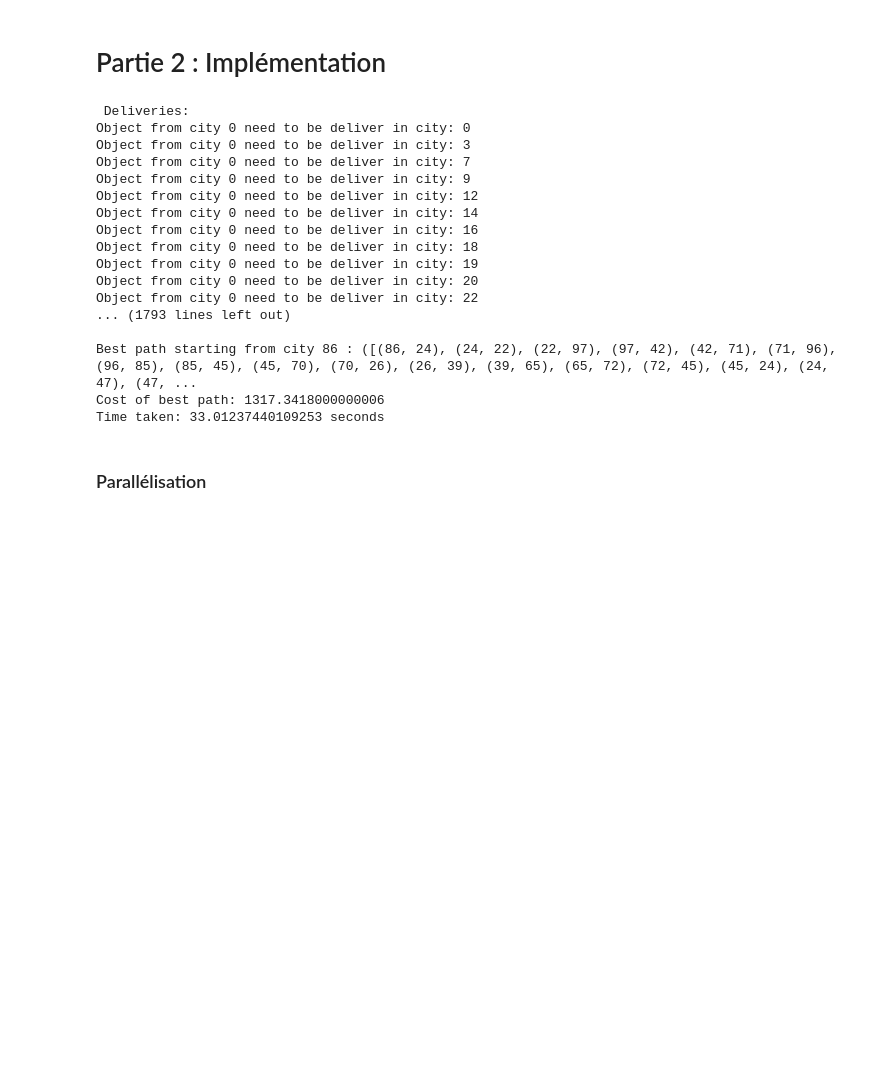
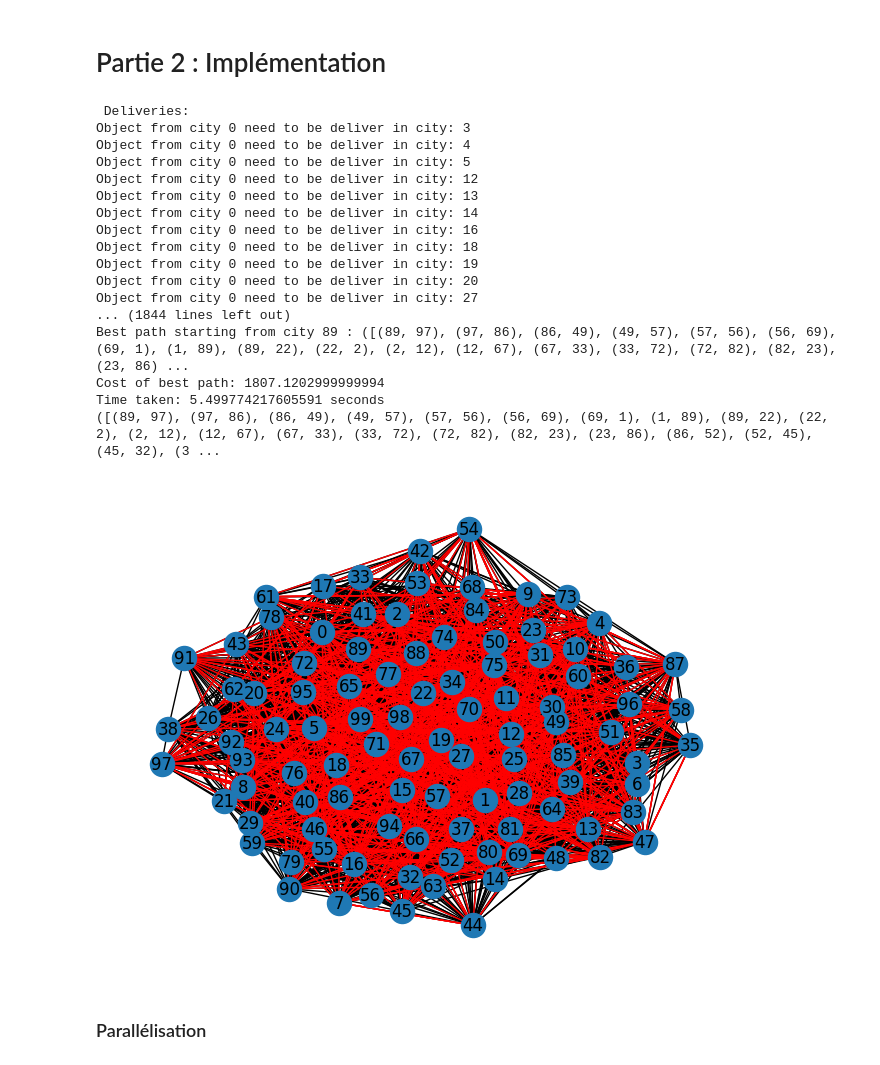
Before and after one commit to eraflo/AlgoAvancee, a Jupyter notebook: Livrable 2.ipynb, the cells around one changed output. Saved outputs shown, nothing was run; the diff lists cells and outputs as text; code cells hidden in the pictures; blank space fills up the shorter version.

Commit message:
graph display

```diff
--- a/Livrable 2.ipynb
+++ b/Livrable 2.ipynb
@@ -352,22 +352,25 @@ def ants_colony(A, R, ants, phi, alea, amplitude, offset, frequency, alpha, beta
 
     return best_solution, time_taken
 # %%
-def draw_graph_with_path_and_weights(graph, path, phi, Temp, amplitude, offset, frequency):
+def draw_graph_and_path(A, solution):
+    """
+    Draw the graph A with the solution.
+    """
     G = nx.Graph()
-    for i in range(len(graph)):
-        for j in range(i, len(graph[i])):
-            if graph[i][j] > 0:
-                G.add_edge(i, j, weight=C(i, j, 0, phi, Temp, amplitude, offset, frequency))
+    for i in range(len(A)):
+        for j in range(len(A[i])):
+            if A[i][j] == 1:
+                G.add_edge(i, j)
     pos = nx.spring_layout(G)
-    nx.draw(G, pos, with_labels=True, node_color='lightblue', node_size=700)
-    path_edges = [(path[i], path[i+1]) for i in range(len(path)-1)]
-    nx.draw_networkx_edges(G, pos, edgelist=path_edges, edge_color='r', width=2)
-    plt.title('Graph with Path and Edge Weights')
+    nx.draw(G, pos, with_labels=True)
+
+    for i, j in solution:
+        nx.draw_networkx_edges(G, pos, edgelist=[(i, j)], edge_color='r')
     plt.show()
 # %%
 # Constants for the ACO algorithm
-NB_ANTS = 10 # Number of ants
-NB_ITERATIONS = 10  # Number of generations
+NB_ANTS = 2 # Number of ants
+NB_ITERATIONS = 5  # Number of generations
 ALPHA = 1.0  # Influence of pheromones
 BETA = 2.0  # Influence of the heuristic (inverse of the distance)
 GAMMA = 0.1
@@ -381,43 +384,45 @@ if __name__ == '__main__':
     n = 100
     phi = np.random.uniform(0.5, 5, (n, n))
     alea = np.random.uniform(0, 20, (n, n))
     amplitude = 0.7
     offset = 0.3
     frequency = 0.5
 
     graph = generate_random_symmetrical_boolean_graph(n)
     collect_points = generate_random_collect_points(n)
     deliveries = generate_random_delivery_requests(n, collect_points)
     print("\n Deliveries:")
     for delivery in deliveries:
         print(f"Object from city {int(delivery[0])} need to be deliver in city: {int(delivery[1])}")
 
     best_solution, time_taken = ants_colony(graph, deliveries, NB_ANTS, phi, alea, amplitude, offset, frequency, ALPHA, BETA, GAMMA, RHO, Q, NB_ITERATIONS, MAX_NUMBERS_OF_TRIALS)
     if best_solution:
         print("\nBest path starting from city", best_solution[0][0][0], ":", best_solution)
         print("Cost of best path:", best_solution[1])
         print("Time taken:", time_taken, "seconds")
-        #draw_graph_with_path_and_weights(graph, best_path, phi, Temp, amplitude, offset, frequency)
+        print(best_solution)
+        draw_graph_and_path(graph, best_solution[0])
     else:
         print("No valid path was found that meets all delivery requirements.")
 # %% [output]
  Deliveries:
-Object from city 0 need to be deliver in city: 0
 Object from city 0 need to be deliver in city: 3
-Object from city 0 need to be deliver in city: 7
-Object from city 0 need to be deliver in city: 9
+Object from city 0 need to be deliver in city: 4
+Object from city 0 need to be deliver in city: 5
 Object from city 0 need to be deliver in city: 12
+Object from city 0 need to be deliver in city: 13
 Object from city 0 need to be deliver in city: 14
 Object from city 0 need to be deliver in city: 16
 Object from city 0 need to be deliver in city: 18
 Object from city 0 need to be deliver in city: 19
 Object from city 0 need to be deliver in city: 20
-Object from city 0 need to be deliver in city: 22
-... (1793 lines left out)
-
-Best path starting from city 86 : ([(86, 24), (24, 22), (22, 97), (97, 42), (42, 71), (71, 96), (96, 85), (85, 45), (45, 70), (70, 26), (26, 39), (39, 65), (65, 72), (72, 45), (45, 24), (24, 47), (47, ...
-Cost of best path: 1317.3418000000006
-Time taken: 33.01237440109253 seconds
+Object from city 0 need to be deliver in city: 27
+... (1844 lines left out)
+Best path starting from city 89 : ([(89, 97), (97, 86), (86, 49), (49, 57), (57, 56), (56, 69), (69, 1), (1, 89), (89, 22), (22, 2), (2, 12), (12, 67), (67, 33), (33, 72), (72, 82), (82, 23), (23, 86) ...
+Cost of best path: 1807.1202999999994
+Time taken: 5.499774217605591 seconds
+([(89, 97), (97, 86), (86, 49), (49, 57), (57, 56), (56, 69), (69, 1), (1, 89), (89, 22), (22, 2), (2, 12), (12, 67), (67, 33), (33, 72), (72, 82), (82, 23), (23, 86), (86, 52), (52, 45), (45, 32), (3 ...
+[figure, added]
 # %% [markdown]
 ### Parallélisation
 # %%
```
Also changed, not shown: 1 other file.
